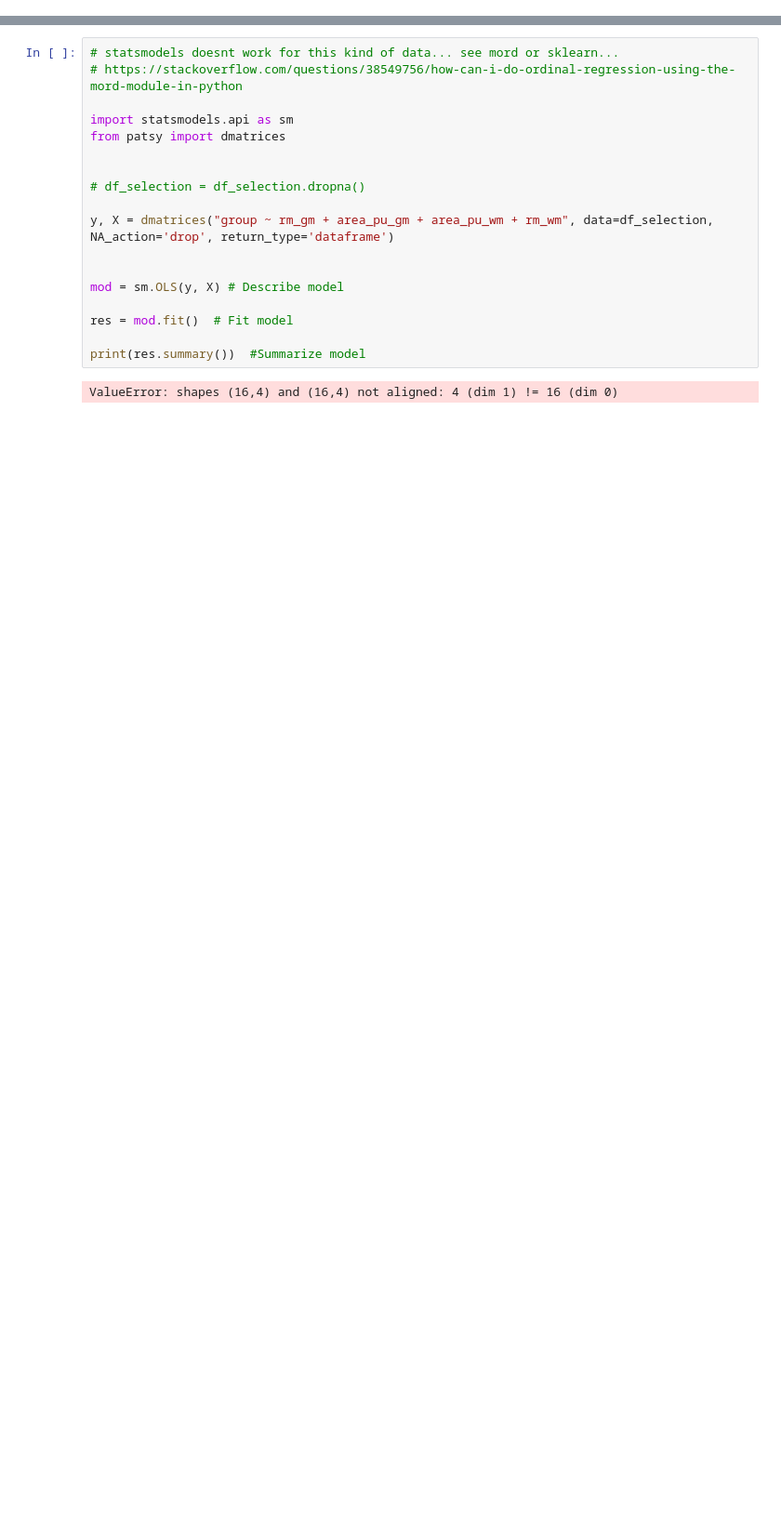
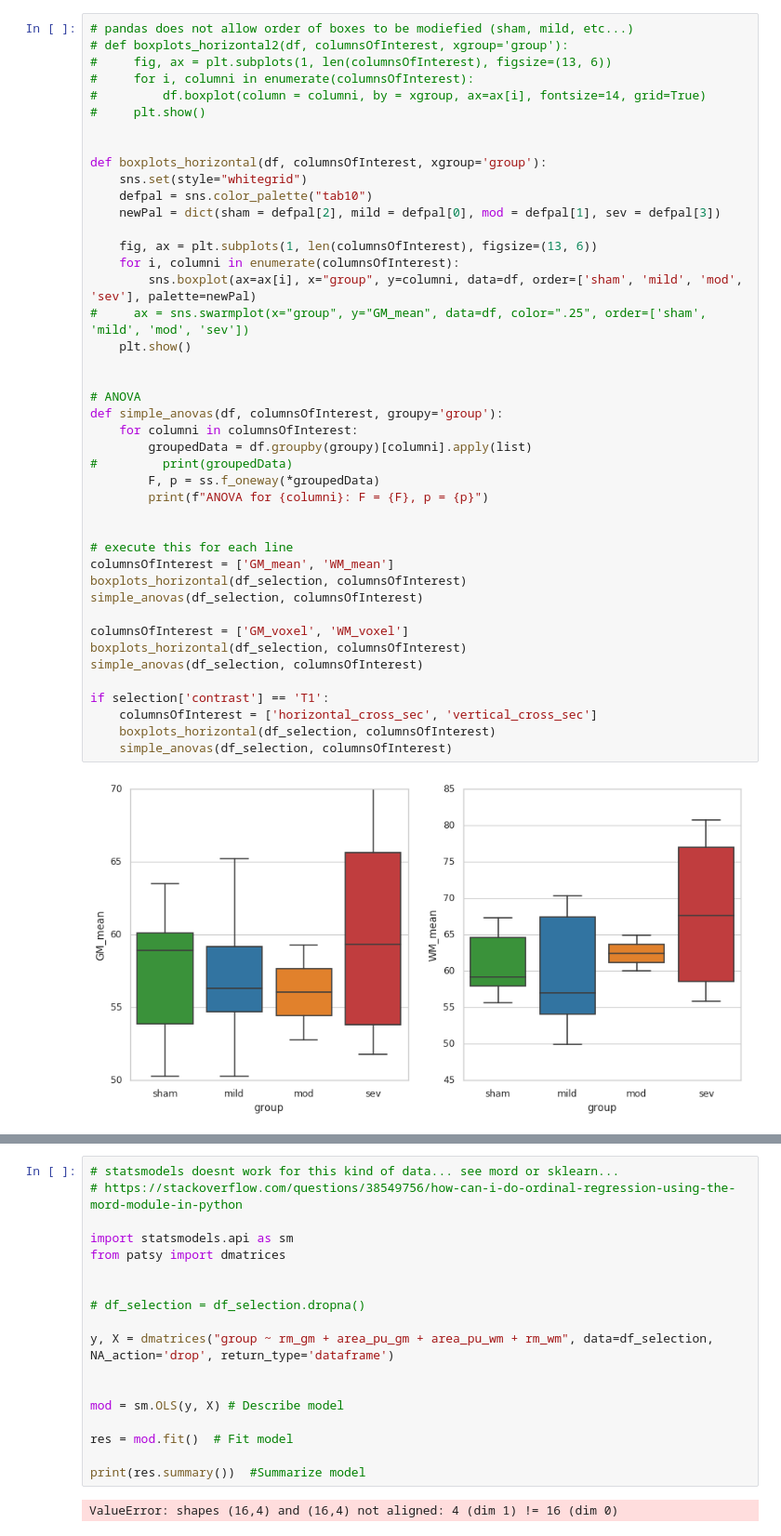
Before and after one commit to felixsc1/SpinalCord, a Jupyter notebook: Notebooks/Analysis.ipynb, the cells around one changed output, grey strips where cells are left out. Shown at 93% size. Saved outputs shown, nothing was run; the diff lists cells and outputs as text; blank space fills up the shorter version.

```diff
--- a/Notebooks/Analysis.ipynb
+++ b/Notebooks/Analysis.ipynb
@@ -177,0 +157,45 @@ sns.despine(offset=10, trim=True)
+# %%
+# pandas does not allow order of boxes to be modiefied (sham, mild, etc...)
+# def boxplots_horizontal2(df, columnsOfInterest, xgroup='group'):
+#     fig, ax = plt.subplots(1, len(columnsOfInterest), figsize=(13, 6))
+#     for i, columni in enumerate(columnsOfInterest):
+#         df.boxplot(column = columni, by = xgroup, ax=ax[i], fontsize=14, grid=True)
+#     plt.show()
+
+
+def boxplots_horizontal(df, columnsOfInterest, xgroup='group'):
+    sns.set(style="whitegrid")
+    defpal = sns.color_palette("tab10")
+    newPal = dict(sham = defpal[2], mild = defpal[0], mod = defpal[1], sev = defpal[3])
+
+    fig, ax = plt.subplots(1, len(columnsOfInterest), figsize=(13, 6))
+    for i, columni in enumerate(columnsOfInterest):
+        sns.boxplot(ax=ax[i], x="group", y=columni, data=df, order=['sham', 'mild', 'mod', 'sev'], palette=newPal)
+#     ax = sns.swarmplot(x="group", y="GM_mean", data=df, color=".25", order=['sham', 'mild', 'mod', 'sev'])
+    plt.show()
+
+
+# ANOVA
+def simple_anovas(df, columnsOfInterest, groupy='group'):
+    for columni in columnsOfInterest:
+        groupedData = df.groupby(groupy)[columni].apply(list)
+#         print(groupedData)
+        F, p = ss.f_oneway(*groupedData)
+        print(f"ANOVA for {columni}: F = {F}, p = {p}")
+
+
+# execute this for each line
+columnsOfInterest = ['GM_mean', 'WM_mean']
+boxplots_horizontal(df_selection, columnsOfInterest)
+simple_anovas(df_selection, columnsOfInterest)
+
+columnsOfInterest = ['GM_voxel', 'WM_voxel']
+boxplots_horizontal(df_selection, columnsOfInterest)
+simple_anovas(df_selection, columnsOfInterest)
+
+if selection['contrast'] == 'T1':
+    columnsOfInterest = ['horizontal_cross_sec', 'vertical_cross_sec']
+    boxplots_horizontal(df_selection, columnsOfInterest)
+    simple_anovas(df_selection, columnsOfInterest)
+# %% [output]
+[figure, added]
```
Also changed, not shown: parts of 13 cells of this notebook, 1 other file.
